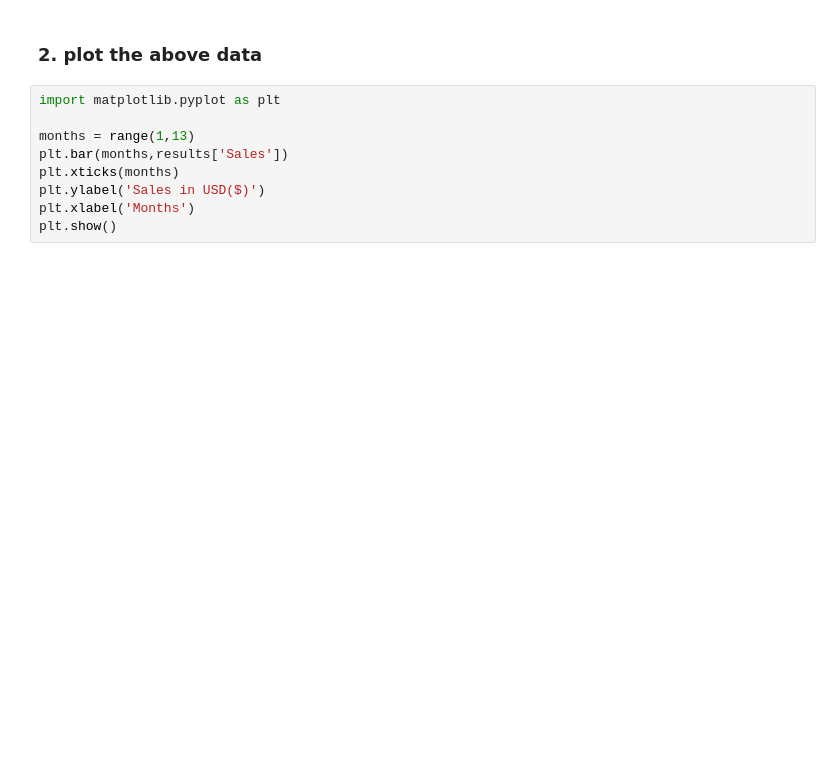
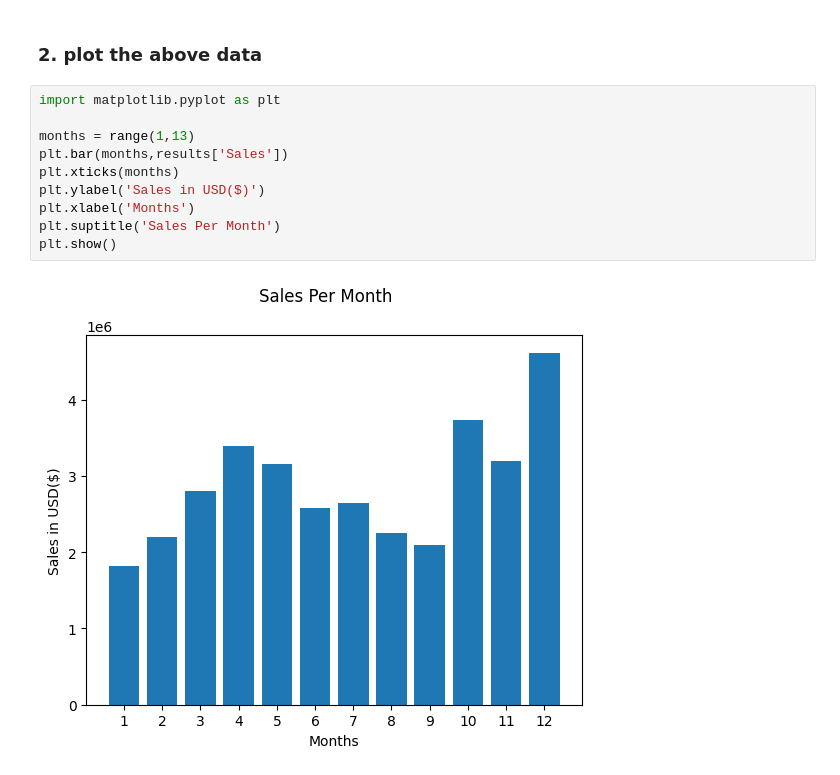
Before and after one commit to SimonOkello/Data-Analysis, a Jupyter notebook: Sales Data Analysis.ipynb, the cells around one changed output. Cells and saved outputs as stored; diff of their text form; blank space fills up the shorter version.

```diff
--- a/Sales Data Analysis.ipynb
+++ b/Sales Data Analysis.ipynb
@@ -75,9 +160,12 @@ results
 # %%
 import matplotlib.pyplot as plt
 
 months = range(1,13)
 plt.bar(months,results['Sales'])
 plt.xticks(months)
 plt.ylabel('Sales in USD($)')
 plt.xlabel('Months')
+plt.suptitle('Sales Per Month')
 plt.show()
+# %% [output]
+[figure, added]
```
Also changed, not shown: parts of 10 cells of this notebook, 1 other file.
